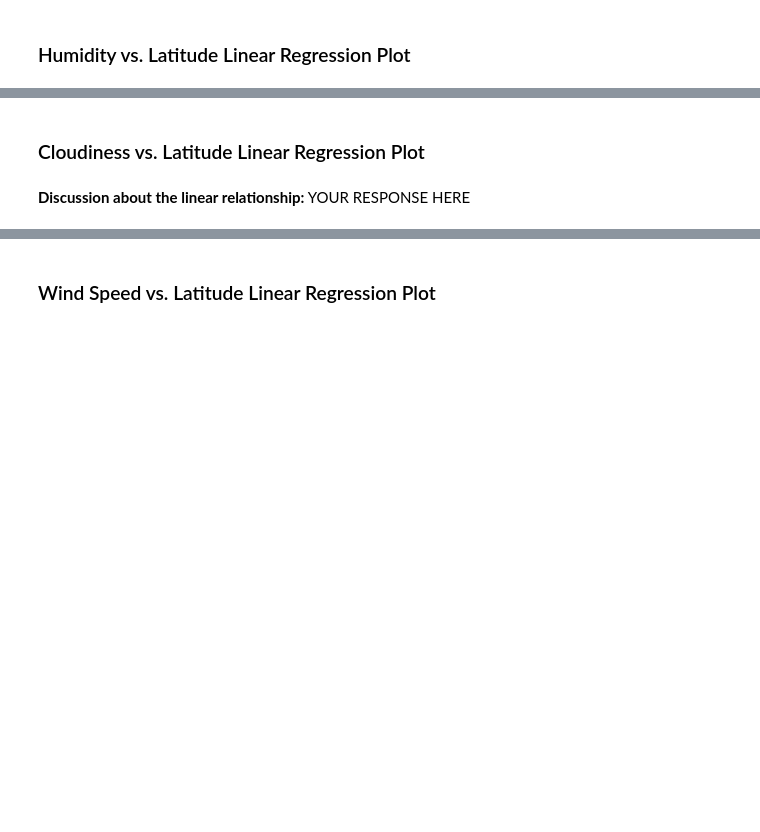
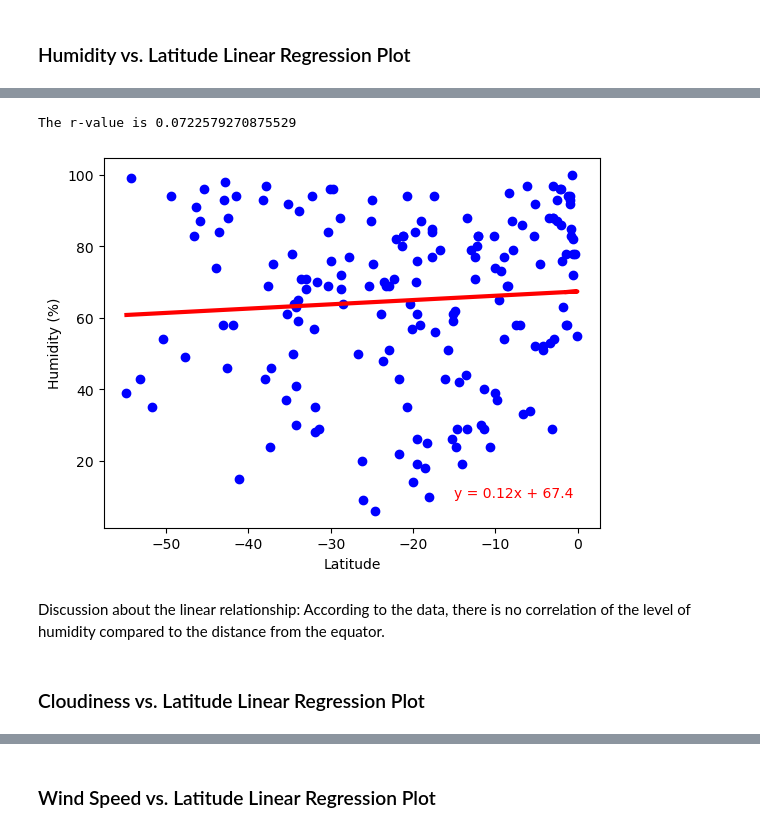
Before and after one commit to RaeAnnG/python-api-challenge, a Jupyter notebook: starter_code/WeatherPy.RG.ipynb, the cells around one changed output, grey strips where cells are left out. Saved outputs shown, nothing was run; the diff lists cells and outputs as text; code cells hidden in the pictures; blank space fills up the shorter version.

```diff
--- a/starter_code/WeatherPy.RG.ipynb
+++ b/starter_code/WeatherPy.RG.ipynb
@@ -377,2 +376,14 @@ Latitude vs Temperature - As expected, the farther away from the equator we trav
+# %%
+# Southern Hemisphere
+x_plot = southern_hemi_df["Lat"]
+y_plot = southern_hemi_df["Humidity"]
+linearRegression(x_plot, y_plot, -15, 10, "Humidity (%)")
+plt.savefig("output_data/Fig8.png",dpi=300, bbox_inches = "tight")
+# %% [output]
+The r-value is 0.0722579270875529
+[figure, added]
+# %% [markdown]
+Discussion about the linear relationship:
+According to the data, there is no correlation of the level of humidity compared to the distance from the equator.
 # %% [markdown]
 ### Cloudiness vs. Latitude Linear Regression Plot
@@ -385,2 +389,0 @@ Latitude vs Temperature - As expected, the farther away from the equator we trav
-# %% [markdown]
-**Discussion about the linear relationship:** YOUR RESPONSE HERE
```
Also changed, not shown: parts of 18 cells of this notebook, 2 other files.
